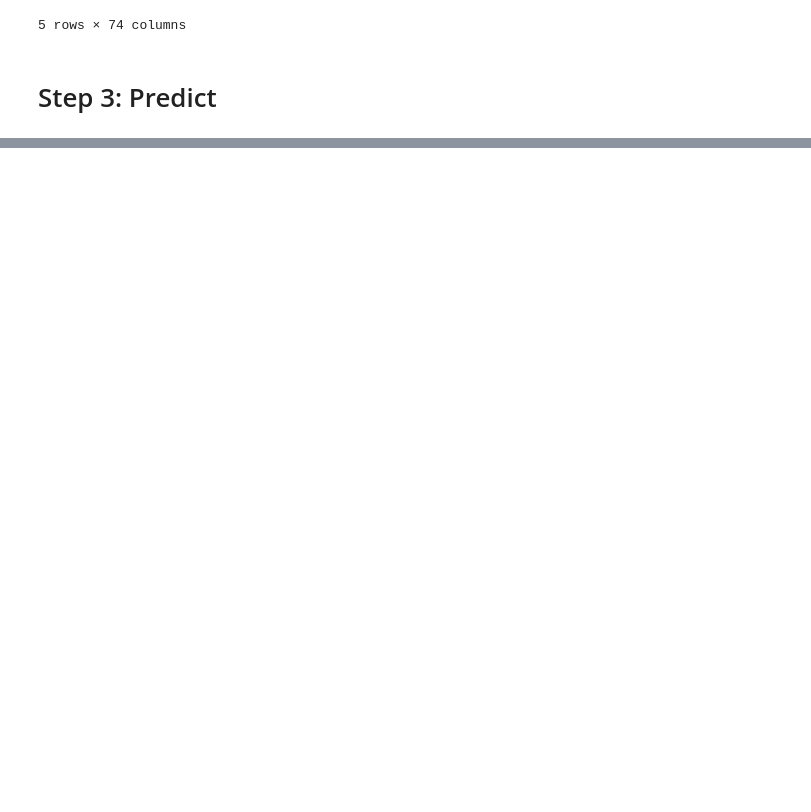
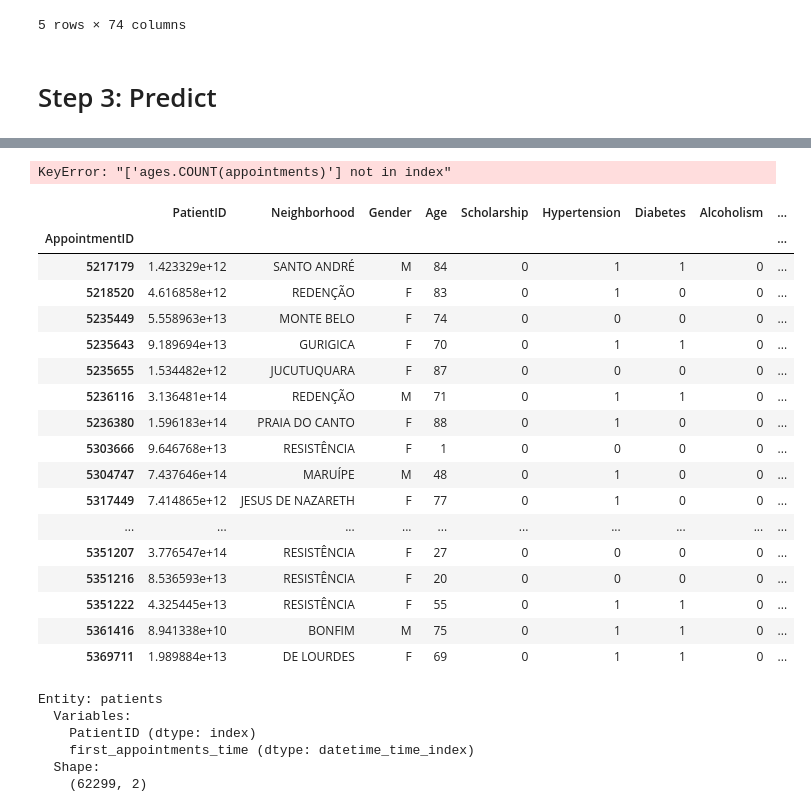
Before and after one commit to alteryx/predict-appointment-noshow, a Jupyter notebook: Appointment-Noshow-Demo.ipynb, the cells around one changed output, grey strips where cells are left out. Drawn from its saved outputs; the diff is of its cells as text; code cells hidden in the pictures; blank space fills up the shorter version.

Commit message:
FreqFlier and error

```diff
--- a/Appointment-Noshow-Demo.ipynb
+++ b/Appointment-Noshow-Demo.ipynb
@@ -199,0 +273,63 @@ Loading BokehJS ...
+# %%
+from featuretools.primitives import make_trans_primitive
+cutoff_times = data[['AppointmentID', 'AppointmentDay']]
+
+def high_volume(index):
+    A = pd.DataFrame(index, columns=['Name'])
+    A['ones'] = 1
+    gb = A.groupby(['Name']).count().to_dict()['ones']
+    #import pdb; pdb.set_trace()
+    output=[]
+
+    for key in index:
+        if gb[key] >= 5:
+            output.append(1)
+        else:
+            output.append(0)
+    return output
+
+FreqFlier = make_trans_primitive(high_volume,
+                                 input_types=[vtypes.Id],
+                                 cls_attributes={'needs_all_values': True},
+                                 return_type=vtypes.Boolean)
+fm, features = ft.dfs(entityset=es,
+                      target_entity='appointments',
+                      agg_primitives=[Count],
+                      drop_contains=['AppointmentDay'],
+                      max_depth=3,
+                      cutoff_time=cutoff_times,
+                      trans_primitives=[FreqFlier],
+                      features_only=False,
+                      verbose=True)
+# %% [output]
+KeyError: "['ages.COUNT(appointments)'] not in index"
+# %%
+fm.head(20)
+# %% [output]
+|  | PatientID | Neighborhood | Gender | Age | Scholarship | Hypertension | Diabetes | Alcoholism | ... |
+| AppointmentID |  |  |  |  |  |  |  |  | ... |
+| 5217179 | 1.423329e+12 | SANTO ANDRÉ | M | 84 | 0 | 1 | 1 | 0 | ... |
+| 5218520 | 4.616858e+12 | REDENÇÃO | F | 83 | 0 | 1 | 0 | 0 | ... |
+| 5235449 | 5.558963e+13 | MONTE BELO | F | 74 | 0 | 0 | 0 | 0 | ... |
+| 5235643 | 9.189694e+13 | GURIGICA | F | 70 | 0 | 1 | 1 | 0 | ... |
+| 5235655 | 1.534482e+12 | JUCUTUQUARA | F | 87 | 0 | 0 | 0 | 0 | ... |
+| 5236116 | 3.136481e+14 | REDENÇÃO | M | 71 | 0 | 1 | 1 | 0 | ... |
+| 5236380 | 1.596183e+14 | PRAIA DO CANTO | F | 88 | 0 | 1 | 0 | 0 | ... |
+| 5303666 | 9.646768e+13 | RESISTÊNCIA | F | 1 | 0 | 0 | 0 | 0 | ... |
+| 5304747 | 7.437646e+14 | MARUÍPE | M | 48 | 0 | 1 | 0 | 0 | ... |
+| 5317449 | 7.414865e+12 | JESUS DE NAZARETH | F | 77 | 0 | 1 | 0 | 0 | ... |
+| ... | ... | ... | ... | ... | ... | ... | ... | ... | ... |
+| 5351207 | 3.776547e+14 | RESISTÊNCIA | F | 27 | 0 | 0 | 0 | 0 | ... |
+| 5351216 | 8.536593e+13 | RESISTÊNCIA | F | 20 | 0 | 0 | 0 | 0 | ... |
+| 5351222 | 4.325445e+13 | RESISTÊNCIA | F | 55 | 0 | 1 | 1 | 0 | ... |
+| 5361416 | 8.941338e+10 | BONFIM | M | 75 | 0 | 1 | 1 | 0 | ... |
+| 5369711 | 1.989884e+13 | DE LOURDES | F | 69 | 0 | 1 | 1 | 0 | ... |
+# %%
+es['patients']
+# %% [output]
+Entity: patients
+  Variables:
+    PatientID (dtype: index)
+    first_appointments_time (dtype: datetime_time_index)
+  Shape:
+    (62299, 2)
```
Also changed, not shown: parts of 25 cells of this notebook.
